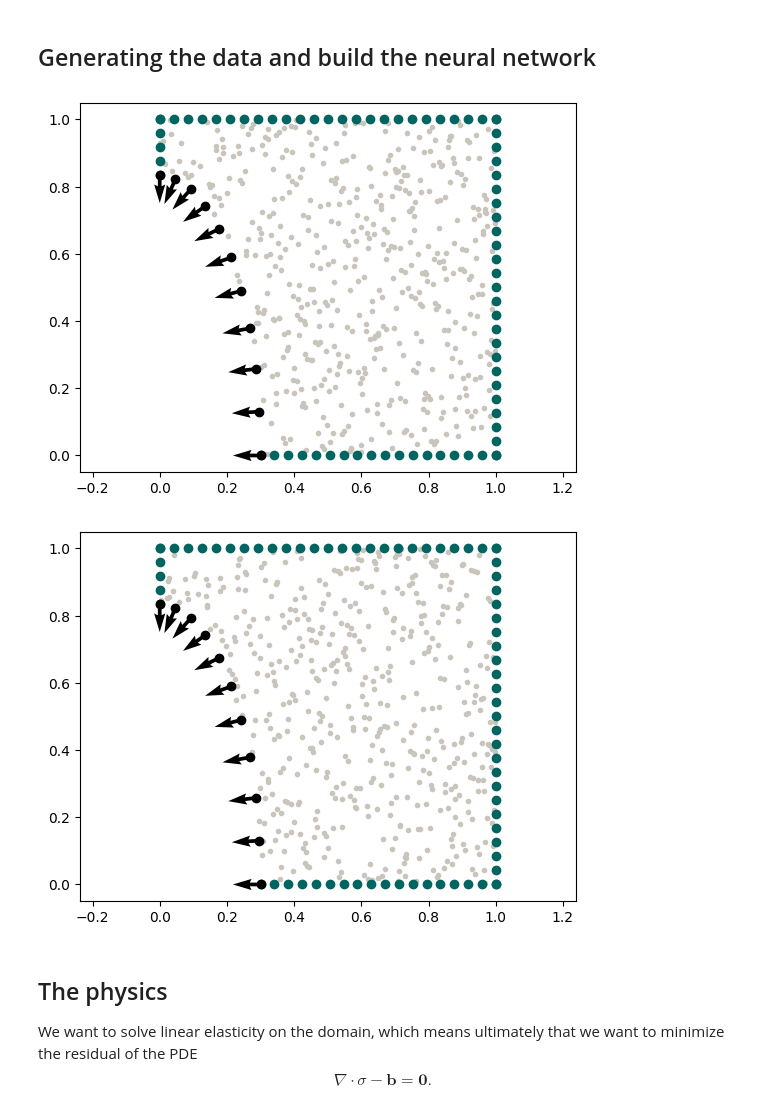
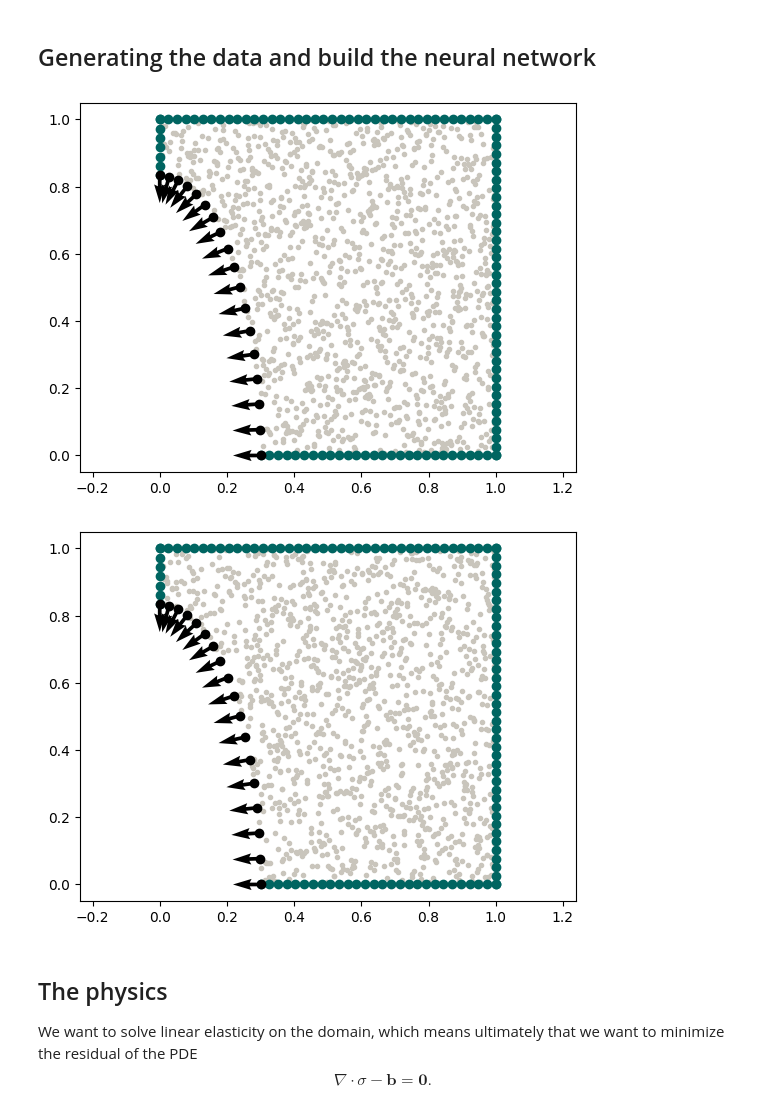
Before and after one commit to sebatomon/PINNs_for_simple_shape_optimization, a Jupyter notebook: elli_torch.ipynb, the cells around one changed output. Drawn from its saved outputs; the diff is of its cells as text; code cells hidden in the pictures.

```diff
--- a/elli_torch.ipynb
+++ b/elli_torch.ipynb
@@ -82,7 +82,7 @@ Max_Ra_x = 0.3
 # Max_Ra_x_test = 0.5 #maximum radius on the x-axis of the ellipse
 
 L = 1 #length of plate #info: muss noch gefixt werden -> momentan bei 1 lassen
-N = 25 #number of collocation Point in x-axis direction
+N = 40 #number of collocation Point in x-axis direction
 P = 1 #number of plates in dataset #11 plates
 NN = ceil(N * (L-Ra_x)/L) #number of collocation Point in both direction
 
@@ -131,35 +131,35 @@ def generate_multiple_plates_dict(iteration, min_Ra_x, max_Ra_x):
         dict_plate_points[key] = torch.cat(dict_plate_points[key])
         #print(key, "  ",dict_plate_points[key])
         #print(key, "shape is", dict_plate_points[key].size())
     #print(dict_plate_points)
     #print("Der Datensatz besteht aus",dict_plate_points["x_collo"].size(), "Datenpunkten" )
     #print("Der Datensatz besteht aus",dict_plate_points["y_collo"].size(), "Datenpunkten" )
     #print("Der Datensatz besteht aus",dict_plate_points["r_collo"].size(), "Datenpunkten" )
     collo_points = torch.column_stack([dict_plate_points["x_collo"], dict_plate_points["y_collo"], dict_plate_points["r_collo"]])
     top_points = torch.column_stack([dict_plate_points["x_top"], dict_plate_points["y_top"], dict_plate_points["r_top"]])
     right_points = torch.column_stack([dict_plate_points["x_right"], dict_plate_points["y_right"], dict_plate_points["r_right"]])
     left_points = torch.column_stack([dict_plate_points["x_left"], dict_plate_points["y_left"], dict_plate_points["r_left"]])
     bottom_points = torch.column_stack([dict_plate_points["x_bottom"], dict_plate_points["y_bottom"], dict_plate_points["r_bottom"]])
     hole_points = torch.column_stack([dict_plate_points["x_hole"], dict_plate_points["y_hole"], dict_plate_points["r_hole"]])
 
     return collo_points, top_points, right_points, left_points, bottom_points, hole_points
 
 
 p2 = Plate(Ra_x, SuAr, L, N)
 Re_xnew, Re_ynew = p2.create_ellipse(Ra_x,SuAr, L)
 #p2.plot_quarter_elli(Re_xnew, Re_ynew)
 train_plates_data = generate_multiple_plates_dict(P, Min_Ra_x, Max_Ra_x)
 test_plates_data = generate_multiple_plates_dict(P,Min_Ra_x, Max_Ra_x)
 n_hole_points = train_plates_data[5]
 #print("Der Datensatz besteht aus", train_plates_data[1].shape, "Datenpunkten" )
 
 #data_train_points = p2.generate_dataset_test(Re_xnew, Re_ynew, L, N)
 #data_test_points = p2.generate_dataset_test(Re_xnew, Re_ynew, L, N)
 #p2.plot_plate_with_hole_old(*data_train_points)
 #p2.plot_plate_with_hole(*data_test_points)
 # %% [output]
-[figure, old version]
+[figure, new version]
-[figure, old version]
+[figure, new version]
 # %%
 class Net(torch.nn.Module):
     def __init__(self):
```
Also changed, not shown: parts of 6 cells of this notebook.
